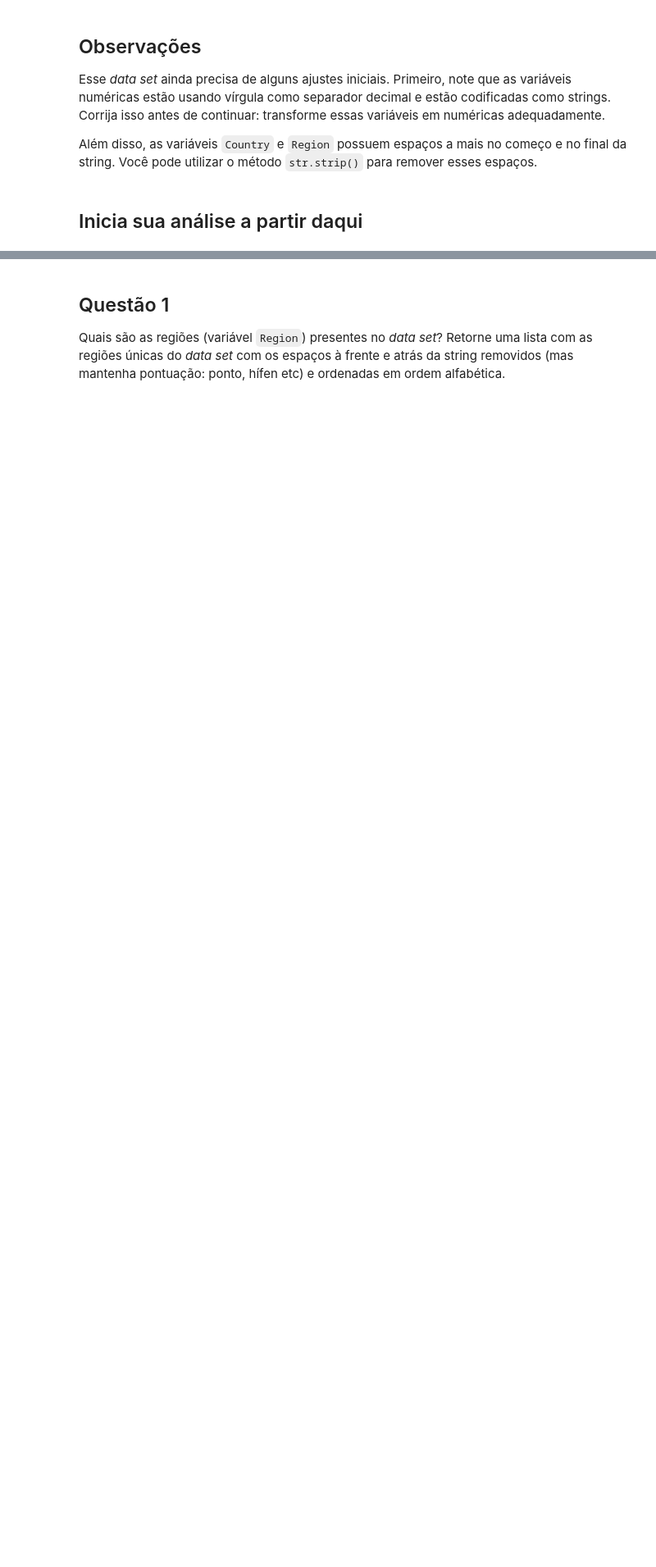
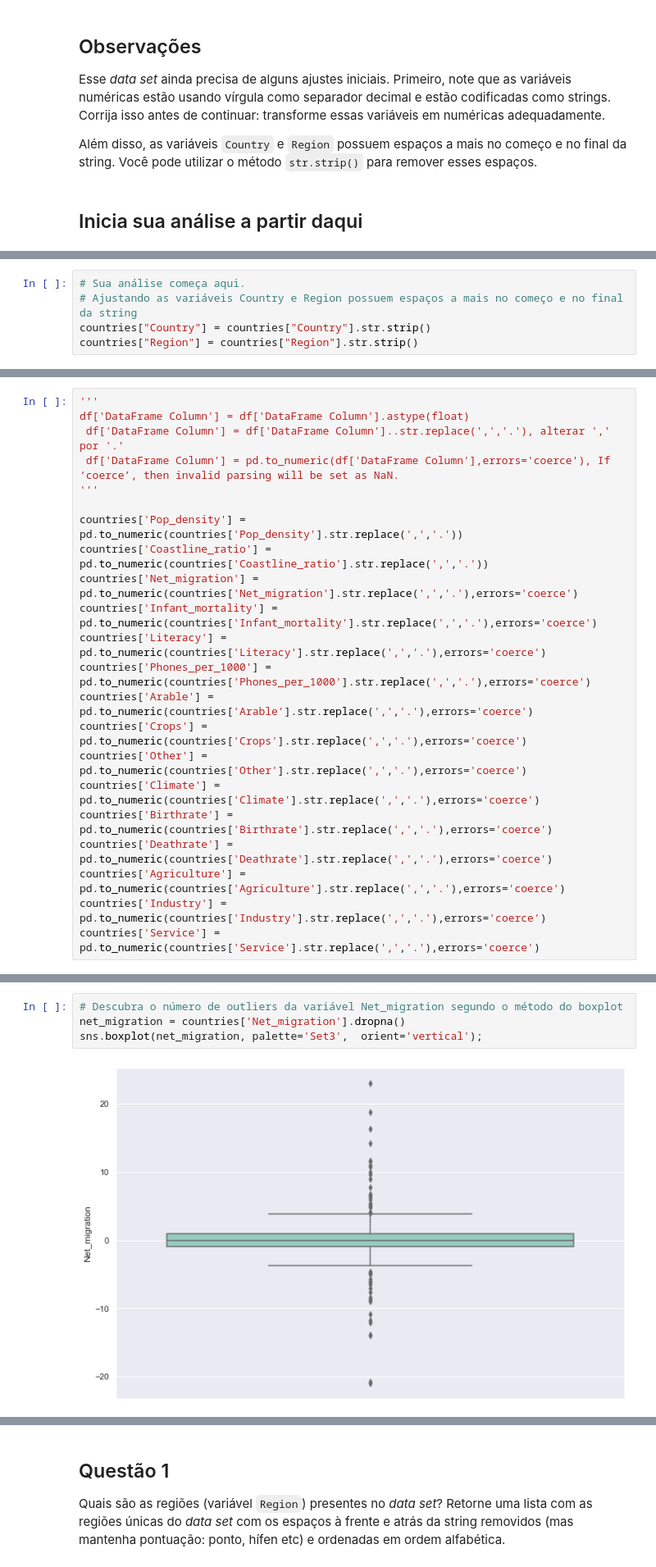
Before and after one commit to diasctiago/codenation, a Jupyter notebook: Semana 07 - Engenharia de Features/main.ipynb, the cells around one changed output, grey strips where cells are left out. Shown at 82% size. Drawn from its saved outputs; the diff is of its cells as text; blank space fills up the shorter version.

```diff
--- a/Semana 07 - Engenharia de Features/main.ipynb
+++ b/Semana 07 - Engenharia de Features/main.ipynb
@@ -53,0 +59,5 @@ Além disso, as variáveis `Country` e `Region` possuem espaços a mais no come
+# %%
+# Sua análise começa aqui.
+# Ajustando as variáveis Country e Region possuem espaços a mais no começo e no final da string
+countries["Country"] = countries["Country"].str.strip()
+countries["Region"] = countries["Region"].str.strip()
@@ -53,0 +94,22 @@ Além disso, as variáveis `Country` e `Region` possuem espaços a mais no come
+# %%
+'''
+df['DataFrame Column'] = df['DataFrame Column'].astype(float)
+ df['DataFrame Column'] = df['DataFrame Column']..str.replace(',','.'), alterar ',' por '.'
+ df['DataFrame Column'] = pd.to_numeric(df['DataFrame Column'],errors='coerce'), If ‘coerce’, then invalid parsing will be set as NaN.
+'''
+
+countries['Pop_density'] = pd.to_numeric(countries['Pop_density'].str.replace(',','.'))
+countries['Coastline_ratio'] = pd.to_numeric(countries['Coastline_ratio'].str.replace(',','.'))
+countries['Net_migration'] = pd.to_numeric(countries['Net_migration'].str.replace(',','.'),errors='coerce')
+countries['Infant_mortality'] = pd.to_numeric(countries['Infant_mortality'].str.replace(',','.'),errors='coerce')
+countries['Literacy'] = pd.to_numeric(countries['Literacy'].str.replace(',','.'),errors='coerce')
+countries['Phones_per_1000'] = pd.to_numeric(countries['Phones_per_1000'].str.replace(',','.'),errors='coerce')
+countries['Arable'] = pd.to_numeric(countries['Arable'].str.replace(',','.'),errors='coerce')
+countries['Crops'] = pd.to_numeric(countries['Crops'].str.replace(',','.'),errors='coerce')
+countries['Other'] = pd.to_numeric(countries['Other'].str.replace(',','.'),errors='coerce')
+countries['Climate'] = pd.to_numeric(countries['Climate'].str.replace(',','.'),errors='coerce')
+countries['Birthrate'] = pd.to_numeric(countries['Birthrate'].str.replace(',','.'),errors='coerce')
+countries['Deathrate'] = pd.to_numeric(countries['Deathrate'].str.replace(',','.'),errors='coerce')
+countries['Agriculture'] = pd.to_numeric(countries['Agriculture'].str.replace(',','.'),errors='coerce')
+countries['Industry'] = pd.to_numeric(countries['Industry'].str.replace(',','.'),errors='coerce')
+countries['Service'] = pd.to_numeric(countries['Service'].str.replace(',','.'),errors='coerce')
@@ -53,0 +227,6 @@ Além disso, as variáveis `Country` e `Region` possuem espaços a mais no come
+# %%
+# Descubra o número de outliers da variável Net_migration segundo o método do boxplot
+net_migration = countries['Net_migration'].dropna()
+sns.boxplot(net_migration, palette='Set3',  orient='vertical');
+# %% [output]
+[figure, added]
```
Also changed, not shown: parts of 34 cells of this notebook, 4 other files.
